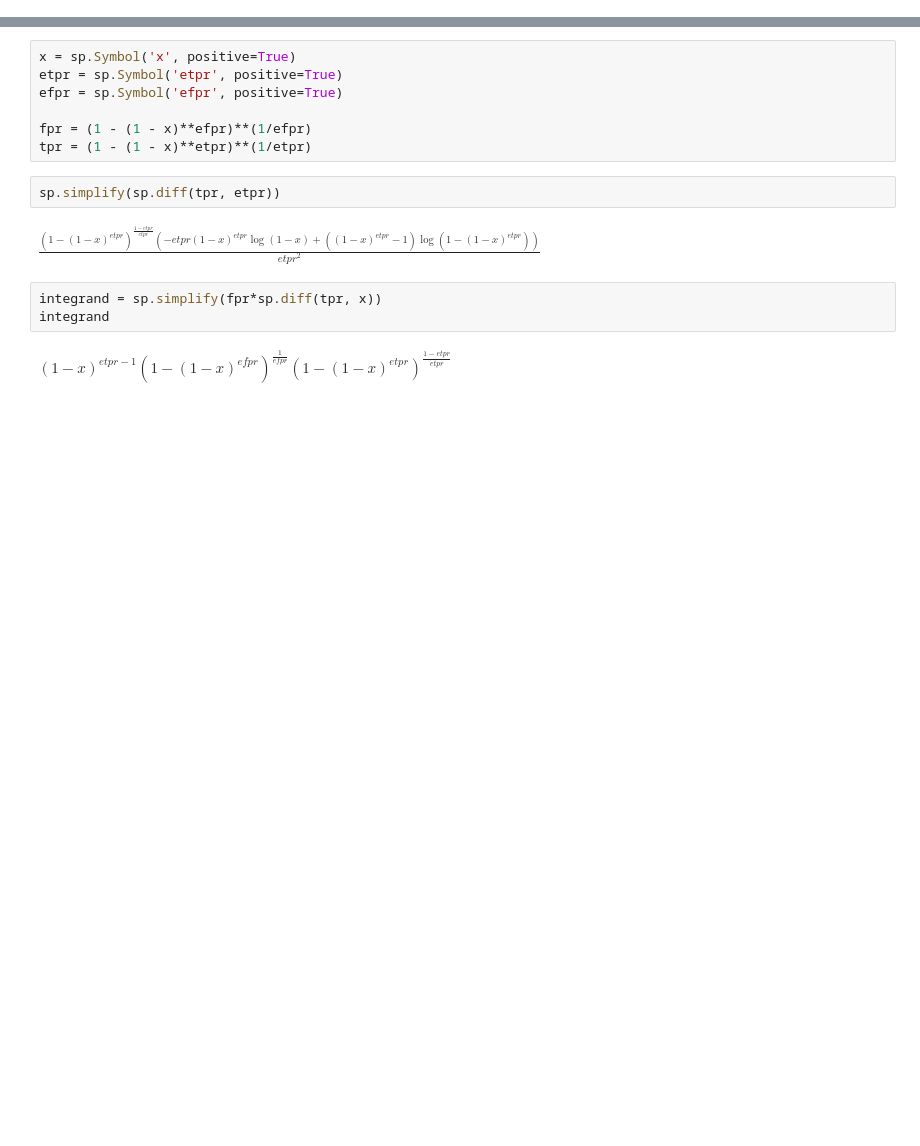
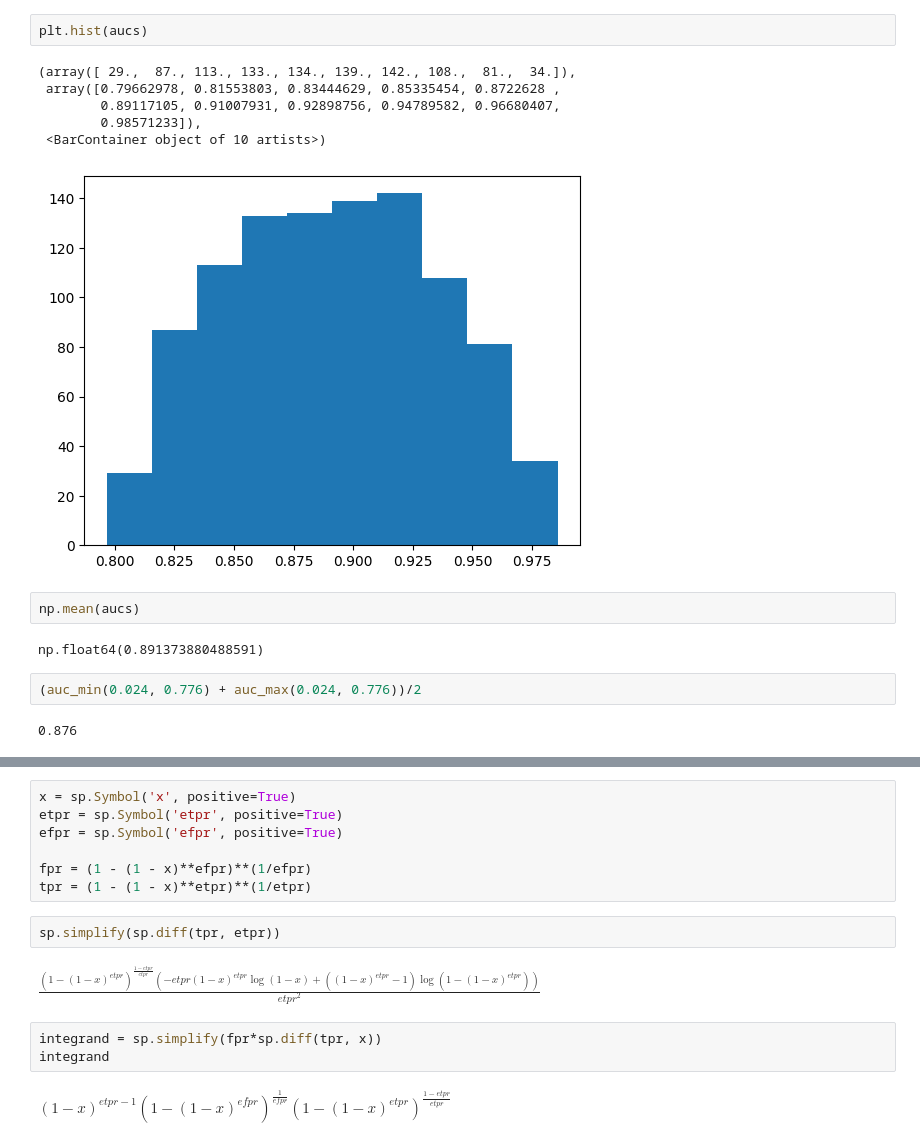
Before and after one commit to FalseNegativeLab/mlscorecheck, a Jupyter notebook: notebooks/auc_experiments/00-integrals.ipynb, the cells around one changed output, grey strips where cells are left out. Saved outputs shown, nothing was run; the diff lists cells and outputs as text; blank space fills up the shorter version.

```diff
--- a/notebooks/auc_experiments/00-integrals.ipynb
+++ b/notebooks/auc_experiments/00-integrals.ipynb
@@ -3,0 +197,17 @@ import sympy as sp
+# %%
+plt.hist(aucs)
+# %% [output]
+(array([ 29.,  87., 113., 133., 134., 139., 142., 108.,  81.,  34.]),
+ array([0.79662978, 0.81553803, 0.83444629, 0.85335454, 0.8722628 ,
+        0.89117105, 0.91007931, 0.92898756, 0.94789582, 0.96680407,
+        0.98571233]),
+ <BarContainer object of 10 artists>)
+[figure, added]
+# %%
+np.mean(aucs)
+# %% [output]
+np.float64(0.891373880488591)
+# %%
+(auc_min(0.024, 0.776) + auc_max(0.024, 0.776))/2
+# %% [output]
+0.876
```
Also changed, not shown: parts of 31 cells of this notebook, 11 other files.
